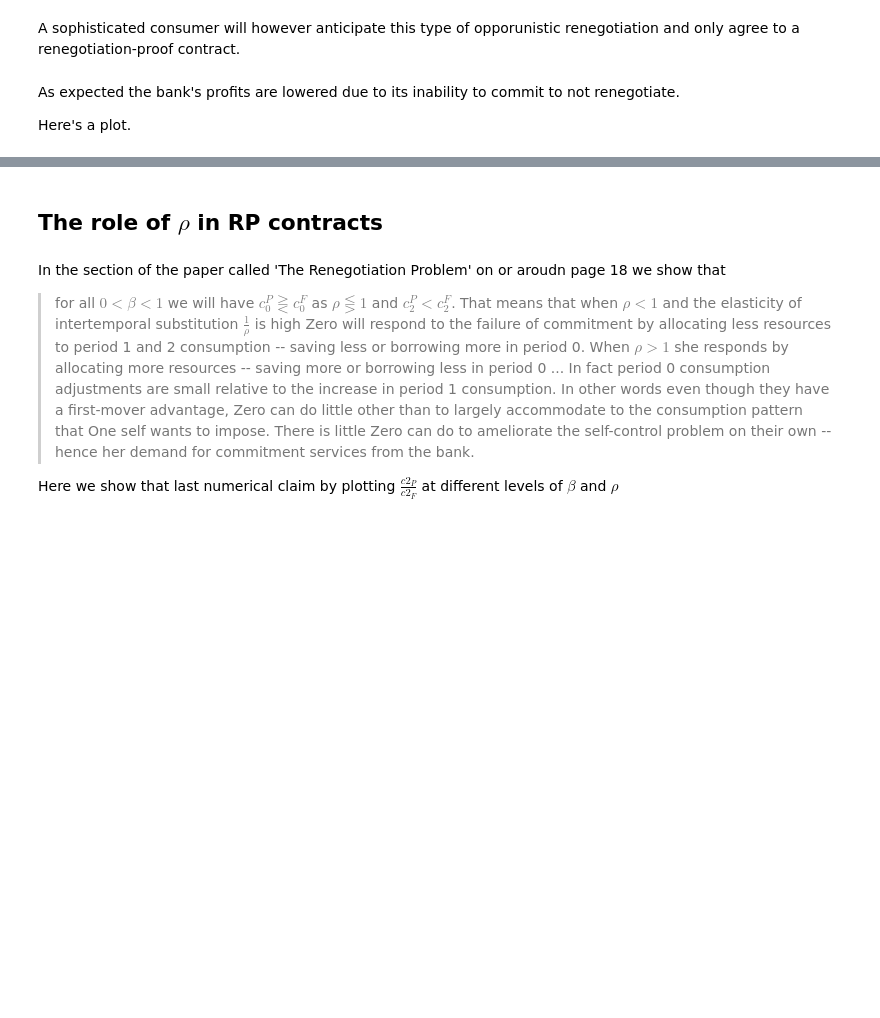
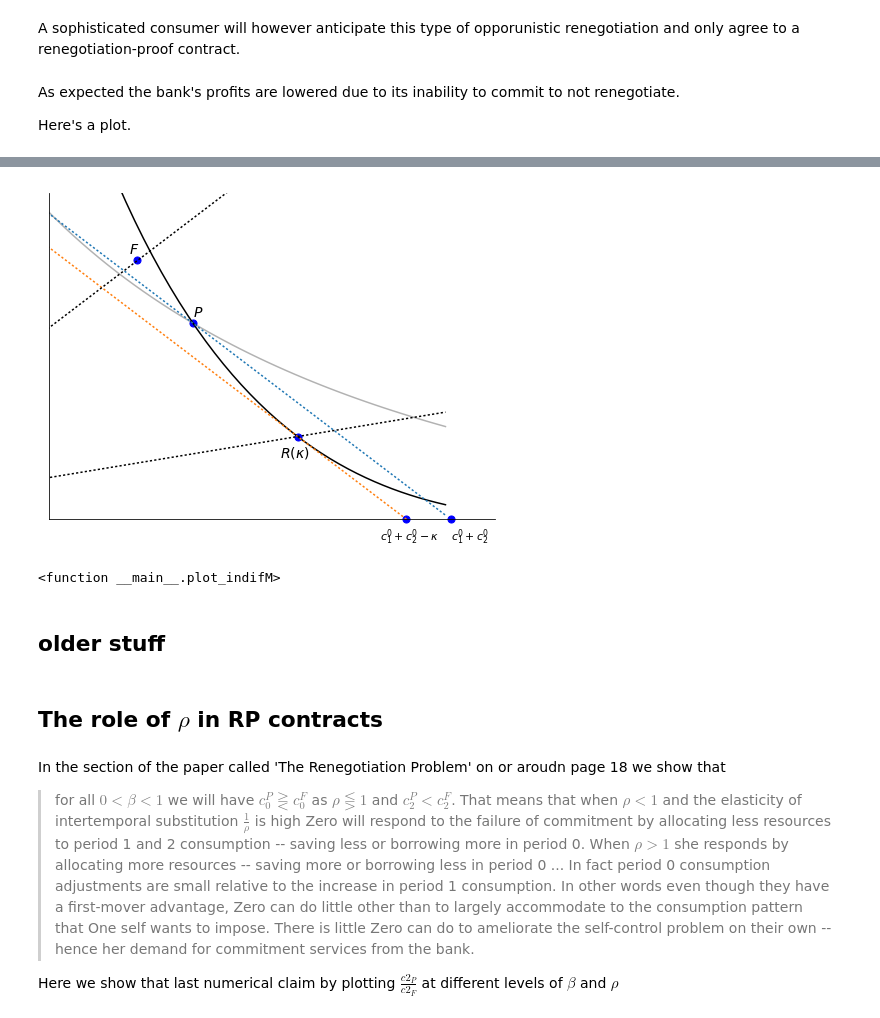
Before and after one commit to jhconning/renegotiation, a Jupyter notebook: new2017.ipynb, the cells around one changed output, grey strips where cells are left out. Saved outputs shown, nothing was run; the diff lists cells and outputs as text; code cells hidden in the pictures; blank space fills up the shorter version.

```diff
--- a/new2017.ipynb
+++ b/new2017.ipynb
@@ -365,3 +460,14 @@ plt.show()
+# %%
+plot_indifM(0.4, 0.6, kap = 5, y0=100)
+# %% [output]
+[figure, added]
+# %%
+#kap=fixed(7)
+interact(plot_indifM, beta=fixed(0.4), rho=(0.5,2,0.01), kap=(0,10,0.1), y0=(0,300,10))
+# %% [output]
+<function __main__.plot_indifM>
+# %% [markdown]
+## older stuff
 # %% [markdown]
 ## The role of $\rho$ in RP contracts
 # %% [markdown]
```
Also changed, not shown: parts of 33 cells of this notebook.
